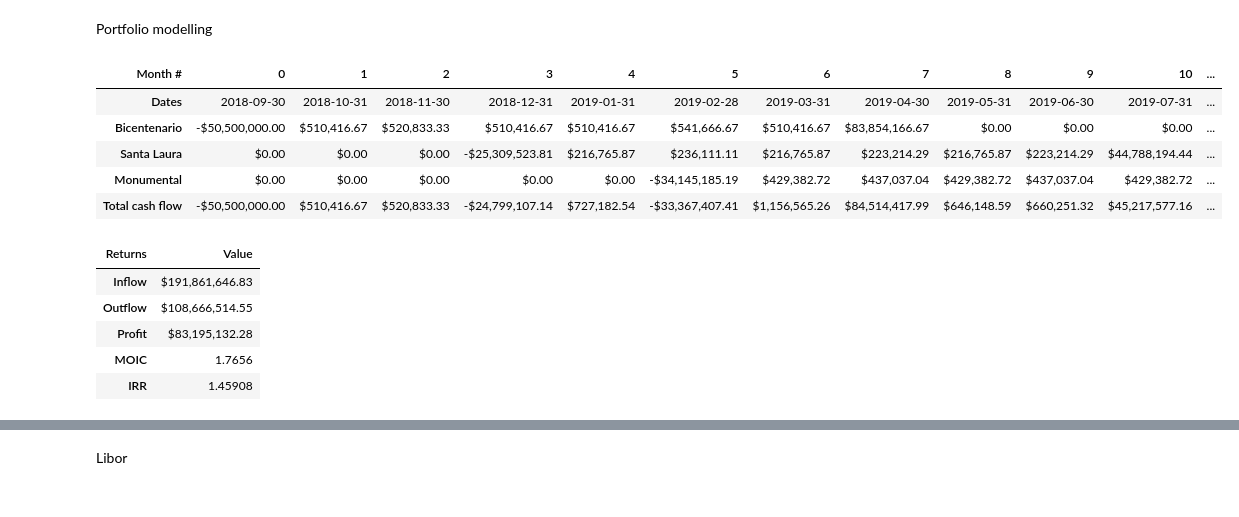
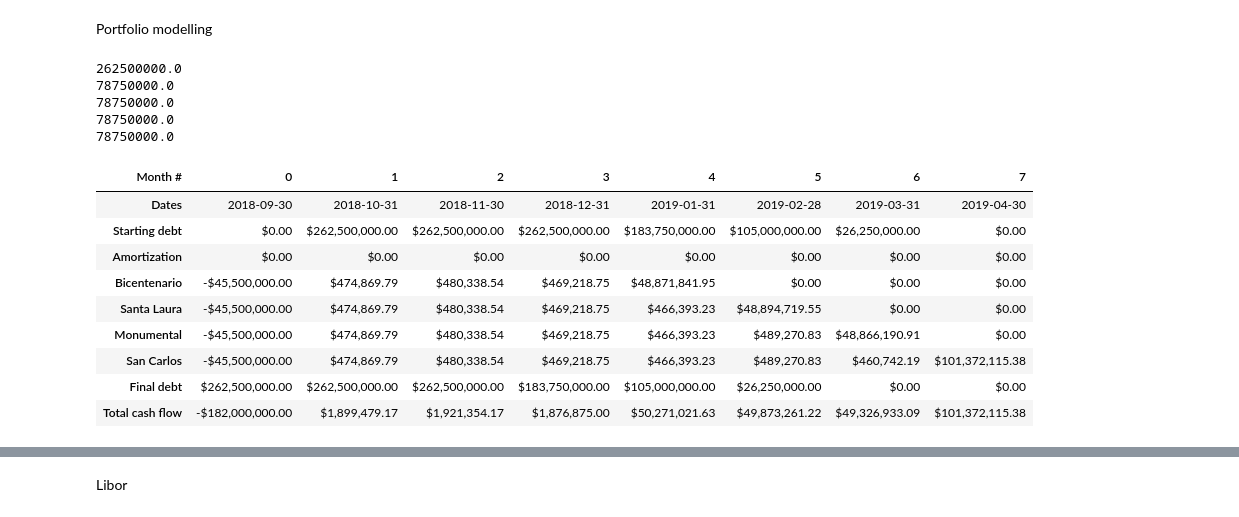
Before and after one commit to ggrillo93/financial-modelling, a Jupyter notebook: Testing.ipynb, the cells around one changed output, grey strips where cells are left out. Drawn from its saved outputs; the diff is of its cells as text; code cells hidden in the pictures.

```diff
--- a/Testing.ipynb
+++ b/Testing.ipynb
@@ -77,19 +55,40 @@ def portcftable(names, allcf, alldates):
+# %%
+sdate = np.datetime64('2018-09-30')
+bcaps = np.ones(4)*0.08
+scaps = np.ones(4)*0.065
+emonths = [4, 5, 6, 7]
+fyrrents = np.ones(4)*35e6/4.
+rentincs = np.zeros(4)
+incperiods = np.ones(4)
+ltvs = np.ones(4)*0.6
+lfee = 0.01
+r0 = 0.025
+libor = (np.linspace(0, 10, 11)*0.05 + np.ones(11)*1.95)/100.
+acosts = np.ones(4)*1e-2
+ecosts = np.ones(4)*5e-2
+fyroexps = np.zeros(4)
+oexpincs = np.zeros(4)
+aperiod = np.inf
+aintrate = 0.
+repprem = 1.2
+alldates, amort, allcf, debt, totcf = portcf(sdate, bcaps, scaps, emonths, fyrrents, rentincs, incperiods, ltvs, lfee, r0, libor, acosts, ecosts, fyroexps, oexpincs, aperiod, aintrate, repprem)
+# %% [output]
+262500000.0
+78750000.0
+78750000.0
+78750000.0
+78750000.0
 # %%
-names = ['Bicentenario', 'Santa Laura', 'Monumental']
-portcftable(names, allcf, alldates)
+names = ['Bicentenario', 'Santa Laura', 'Monumental', 'San Carlos']
+viewportcf(names, alldates, amort, allcf, debt, totcf)
 # %% [output]
-| Month # | 0 | 1 | 2 | 3 | 4 | 5 | 6 | 7 | 8 | 9 | 10 | ... |
-| Dates | 2018-09-30 | 2018-10-31 | 2018-11-30 | 2018-12-31 | 2019-01-31 | 2019-02-28 | 2019-03-31 | 2019-04-30 | 2019-05-31 | 2019-06-30 | 2019-07-31 | ... |
-| Bicentenario | -$50,500,000.00 | $510,416.67 | $520,833.33 | $510,416.67 | $510,416.67 | $541,666.67 | $510,416.67 | $83,854,166.67 | $0.00 | $0.00 | $0.00 | ... |
-| Santa Laura | $0.00 | $0.00 | $0.00 | -$25,309,523.81 | $216,765.87 | $236,111.11 | $216,765.87 | $223,214.29 | $216,765.87 | $223,214.29 | $44,788,194.44 | ... |
-| Monumental | $0.00 | $0.00 | $0.00 | $0.00 | $0.00 | -$34,145,185.19 | $429,382.72 | $437,037.04 | $429,382.72 | $437,037.04 | $429,382.72 | ... |
-| Total cash flow | -$50,500,000.00 | $510,416.67 | $520,833.33 | -$24,799,107.14 | $727,182.54 | -$33,367,407.41 | $1,156,565.26 | $84,514,417.99 | $646,148.59 | $660,251.32 | $45,217,577.16 | ... |
+| Month # | 0 | 1 | 2 | 3 | 4 | 5 | 6 | 7 |
+| Dates | 2018-09-30 | 2018-10-31 | 2018-11-30 | 2018-12-31 | 2019-01-31 | 2019-02-28 | 2019-03-31 | 2019-04-30 |
+| Starting debt | $0.00 | $262,500,000.00 | $262,500,000.00 | $262,500,000.00 | $183,750,000.00 | $105,000,000.00 | $26,250,000.00 | $0.00 |
+| Amortization | $0.00 | $0.00 | $0.00 | $0.00 | $0.00 | $0.00 | $0.00 | $0.00 |
+| Bicentenario | -$45,500,000.00 | $474,869.79 | $480,338.54 | $469,218.75 | $48,871,841.95 | $0.00 | $0.00 | $0.00 |
+| Santa Laura | -$45,500,000.00 | $474,869.79 | $480,338.54 | $469,218.75 | $466,393.23 | $48,894,719.55 | $0.00 | $0.00 |
+| Monumental | -$45,500,000.00 | $474,869.79 | $480,338.54 | $469,218.75 | $466,393.23 | $489,270.83 | $48,866,190.91 | $0.00 |
+| San Carlos | -$45,500,000.00 | $474,869.79 | $480,338.54 | $469,218.75 | $466,393.23 | $489,270.83 | $460,742.19 | $101,372,115.38 |
+| Final debt | $262,500,000.00 | $262,500,000.00 | $262,500,000.00 | $183,750,000.00 | $105,000,000.00 | $26,250,000.00 | $0.00 | $0.00 |
+| Total cash flow | -$182,000,000.00 | $1,899,479.17 | $1,921,354.17 | $1,876,875.00 | $50,271,021.63 | $49,873,261.22 | $49,326,933.09 | $101,372,115.38 |
-# %%
-returns(allcf[-1], alldates)
-# %% [output]
-| Returns | Value |
-| Inflow | $191,861,646.83 |
-| Outflow | $108,666,514.55 |
-| Profit | $83,195,132.28 |
-| MOIC | 1.7656 |
-| IRR | 1.45908 |
```
Also changed, not shown: parts of 16 cells of this notebook, 3 other files.
